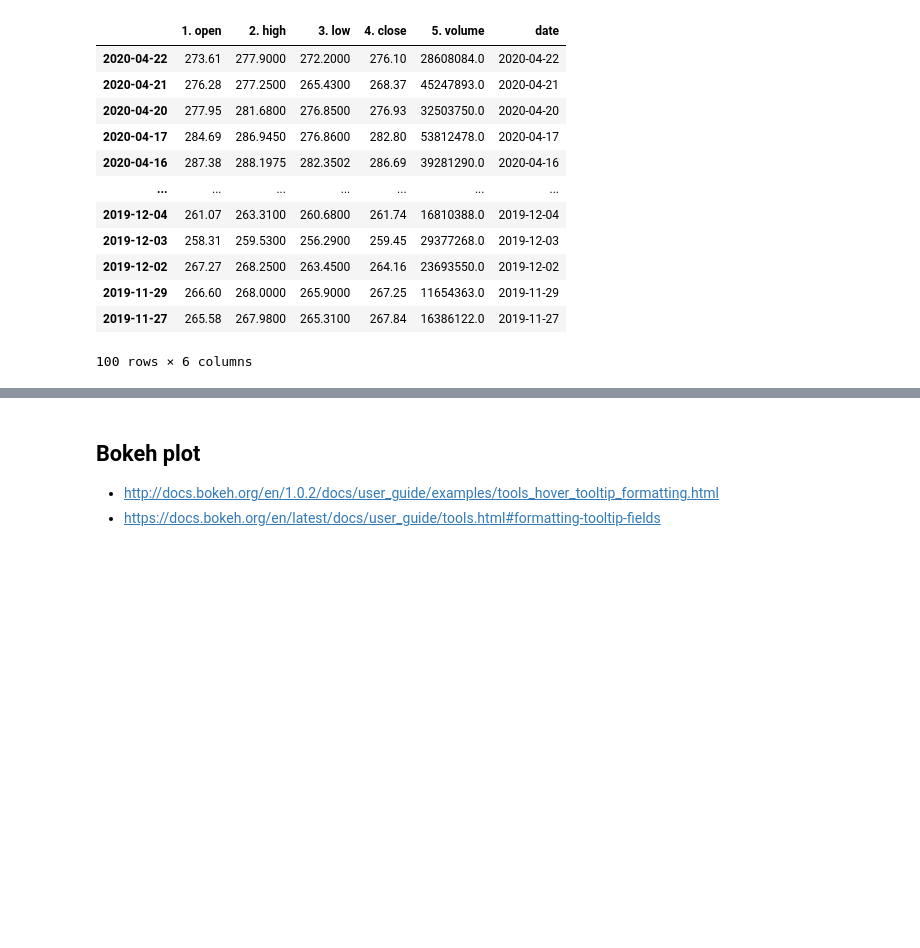
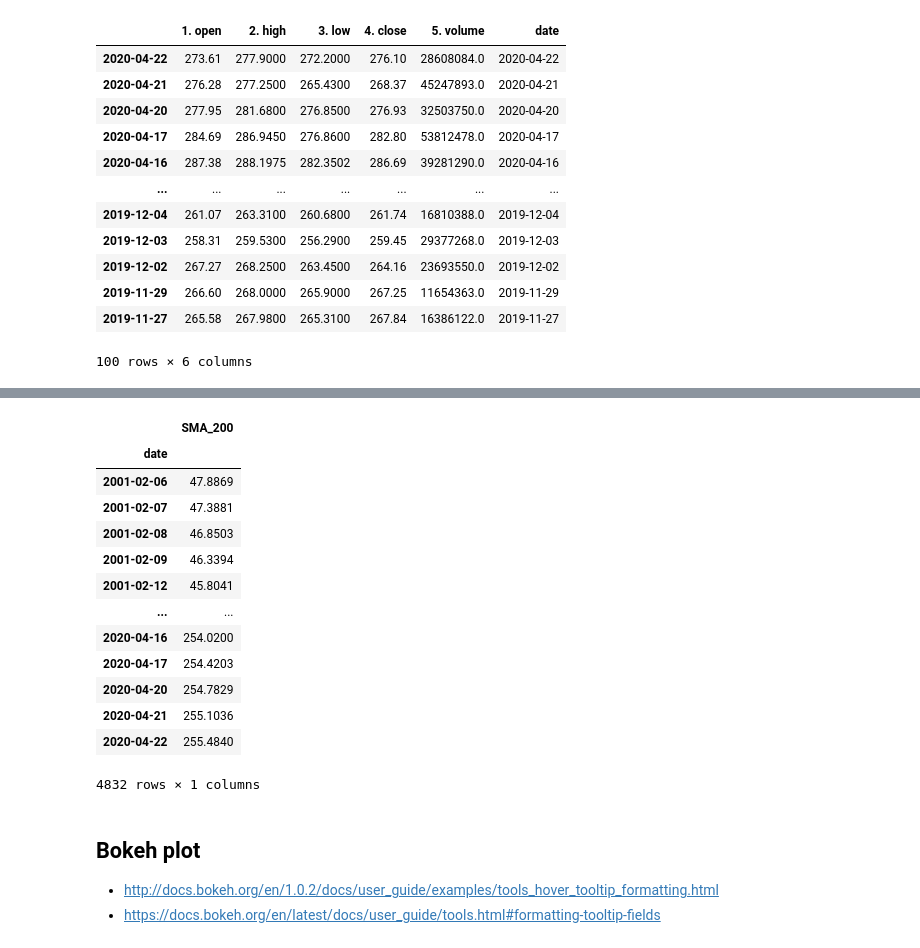
Before and after one commit to MarcovChain/FlaskFinance, a Jupyter notebook: stocks.ipynb, the cells around one changed output, grey strips where cells are left out. Cells and saved outputs as stored; diff of their text form; code cells hidden in the pictures; blank space fills up the shorter version.

```diff
--- a/stocks.ipynb
+++ b/stocks.ipynb
@@ -89,3 +72,23 @@ aapl_data
+# %%
+aapl_sma_200, aapl_meta_sma_200 = ti.get_sma(symbol='AAPL', time_period=200)
+aapl_sma_200['SMA_200']=aapl_sma_200['SMA']
+aapl_sma_200.drop(['SMA'], axis=1, inplace = True)
+aapl_sma_200
+# %% [output]
+|  | SMA_200 |
+| date |  |
+| 2001-02-06 | 47.8869 |
+| 2001-02-07 | 47.3881 |
+| 2001-02-08 | 46.8503 |
+| 2001-02-09 | 46.3394 |
+| 2001-02-12 | 45.8041 |
+| ... | ... |
+| 2020-04-16 | 254.0200 |
+| 2020-04-17 | 254.4203 |
+| 2020-04-20 | 254.7829 |
+| 2020-04-21 | 255.1036 |
+| 2020-04-22 | 255.4840 |
+4832 rows × 1 columns
 # %% [markdown]
 ## Bokeh plot
 - http://docs.bokeh.org/en/1.0.2/docs/user_guide/examples/tools_hover_tooltip_formatting.html
```
Also changed, not shown: parts of 11 cells of this notebook.
